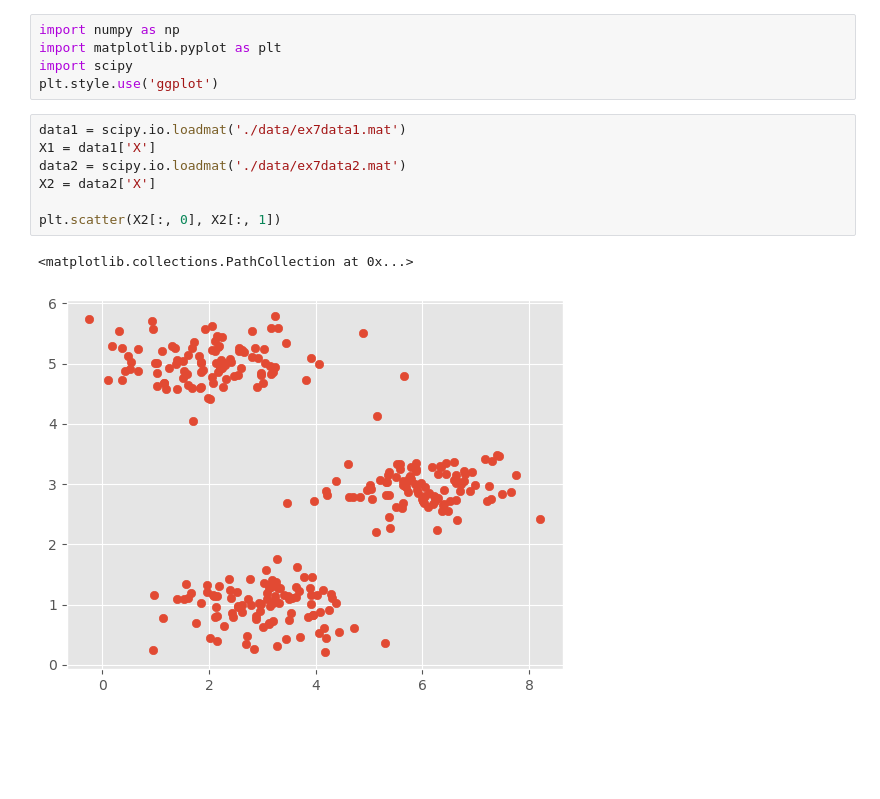
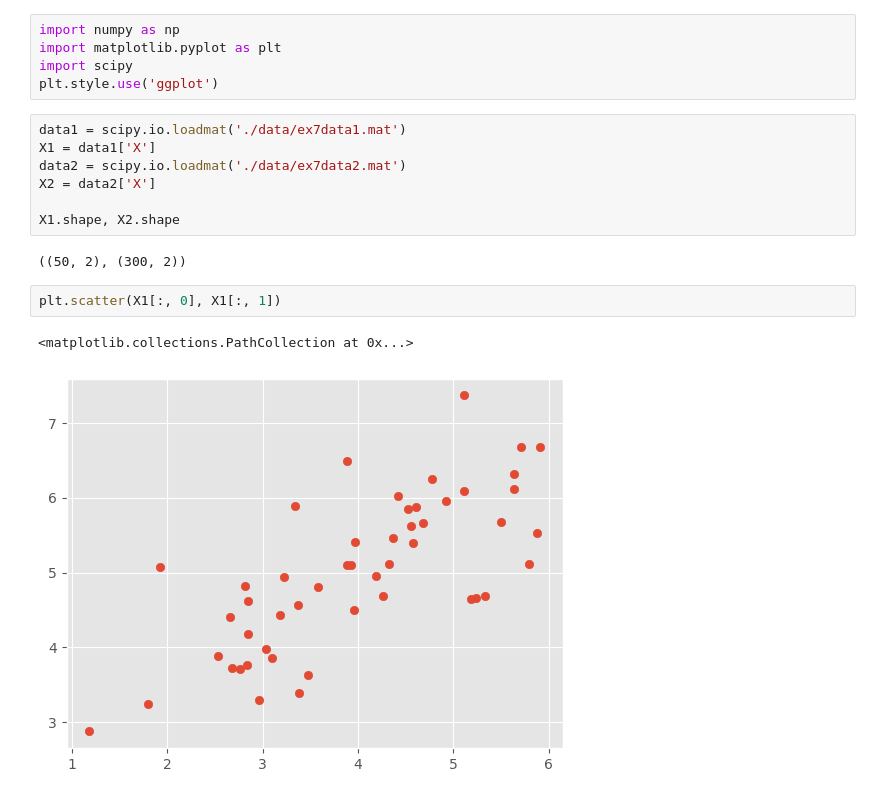
Before and after one commit to samisaf/Learning-AI, a Jupyter notebook: Coursera - Machine Learning/07 Unsupervized Learning.ipynb, the cells around one changed output. Cells and saved outputs as stored; diff of their text form; blank space fills up the shorter version.

```diff
--- a/Coursera - Machine Learning/07 Unsupervized Learning.ipynb
+++ b/Coursera - Machine Learning/07 Unsupervized Learning.ipynb
@@ -68,7 +56,11 @@ X1 = data1['X']
 data2 = scipy.io.loadmat('./data/ex7data2.mat')
 X2 = data2['X']
 
-plt.scatter(X2[:, 0], X2[:, 1])
+X1.shape, X2.shape
 # %% [output]
-<matplotlib.collections.PathCollection at 0x...>
+((50, 2), (300, 2))
-[figure, removed]
+# %%
+plt.scatter(X1[:, 0], X1[:, 1])
+# %% [output]
+<matplotlib.collections.PathCollection at 0x...>
+[figure, added]
```
Also changed, not shown: parts of 14 cells of this notebook.
